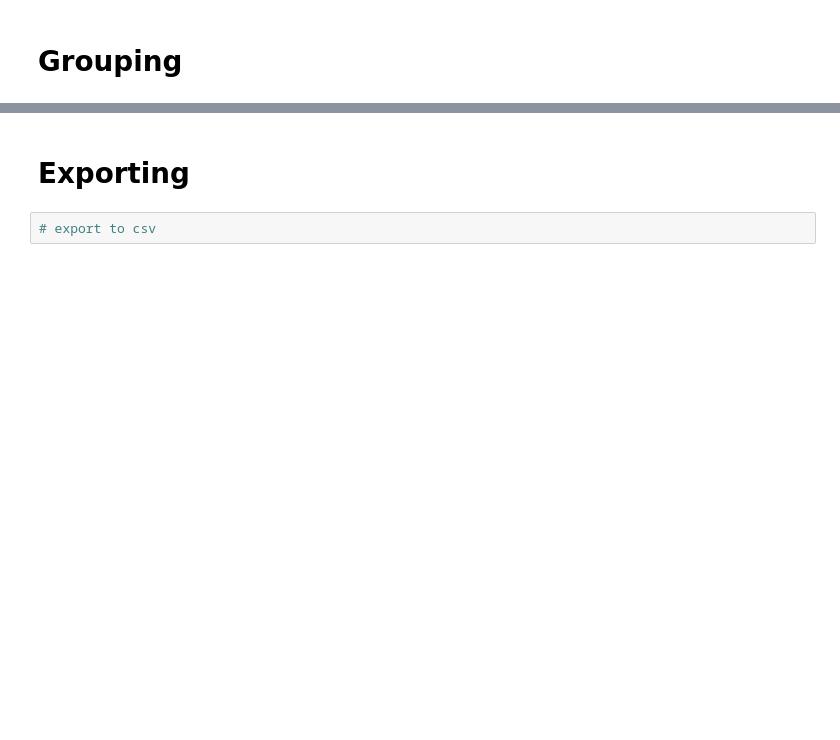
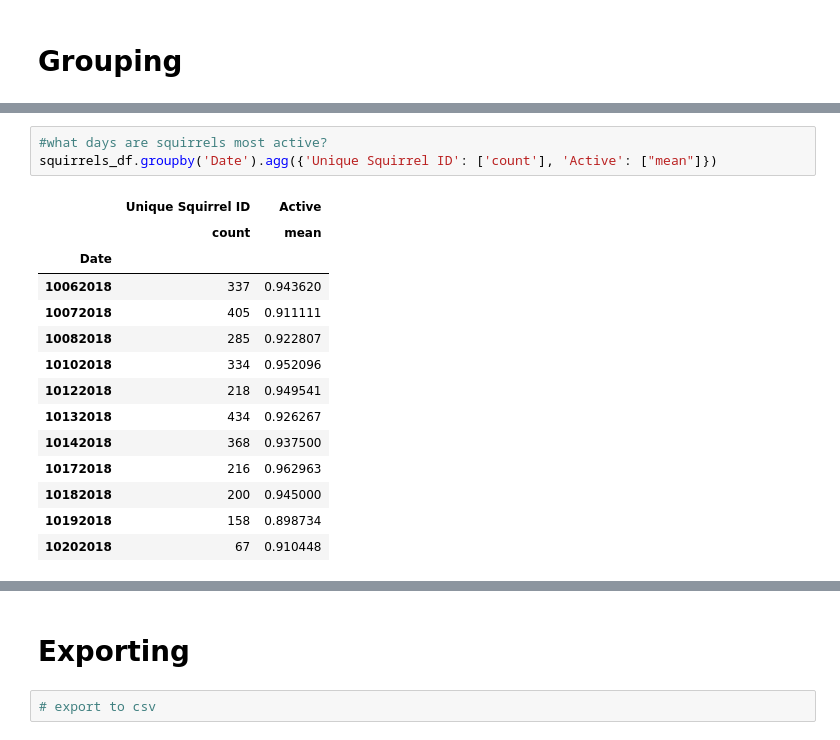
Before and after one commit to mnav0/dam-lab-pandas, a Jupyter notebook: intro.ipynb, the cells around one changed output, grey strips where cells are left out. Cells and saved outputs as stored; diff of their text form; blank space fills up the shorter version.

```diff
--- a/intro.ipynb
+++ b/intro.ipynb
@@ -107,0 +289,18 @@ squirrels_df.groupby('Age')['Foraging'].value_counts()
+# %%
+#what days are squirrels most active?
+squirrels_df.groupby('Date').agg({'Unique Squirrel ID': ['count'], 'Active': ["mean"]})
+# %% [output]
+|  | Unique Squirrel ID | Active |
+|  | count | mean |
+| Date |  |  |
+| 10062018 | 337 | 0.943620 |
+| 10072018 | 405 | 0.911111 |
+| 10082018 | 285 | 0.922807 |
+| 10102018 | 334 | 0.952096 |
+| 10122018 | 218 | 0.949541 |
+| 10132018 | 434 | 0.926267 |
+| 10142018 | 368 | 0.937500 |
+| 10172018 | 216 | 0.962963 |
+| 10182018 | 200 | 0.945000 |
+| 10192018 | 158 | 0.898734 |
+| 10202018 | 67 | 0.910448 |
```
Also changed, not shown: parts of 19 cells of this notebook.
